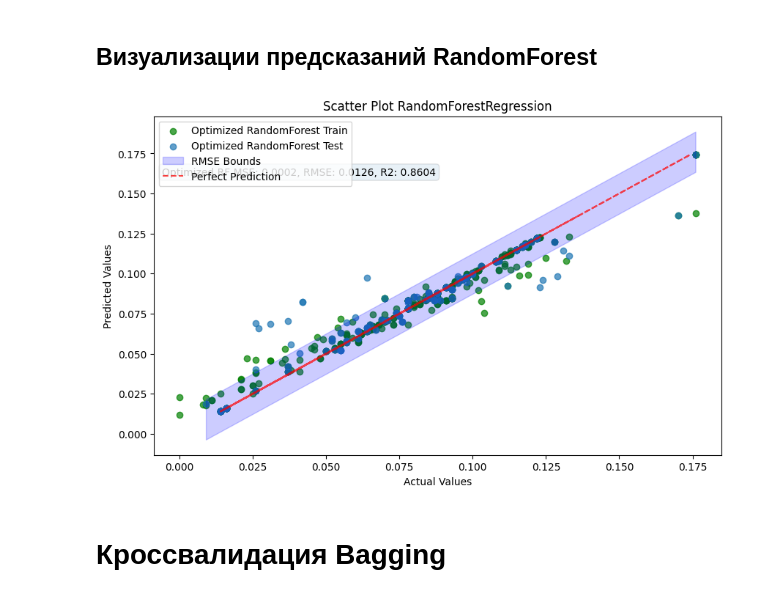
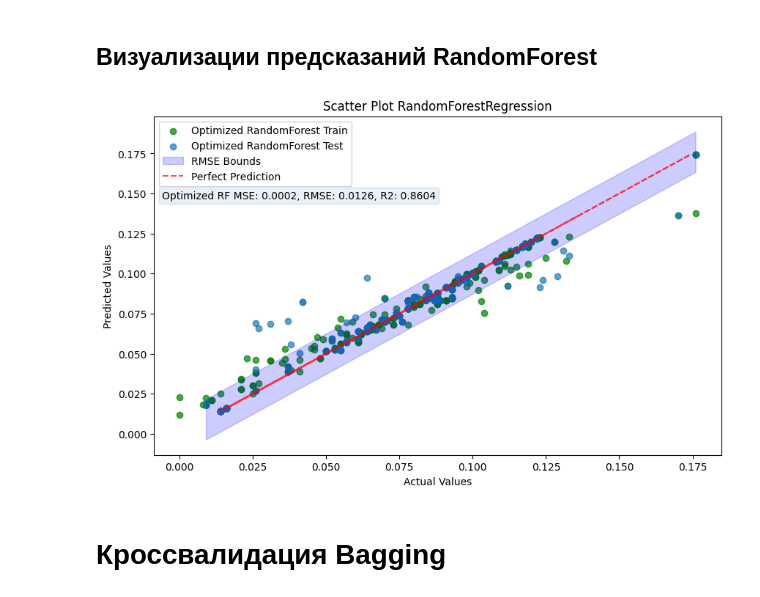
Before and after one commit to kwillon/Megy, a Jupyter notebook: Ensemble_models/Sat_ML.ipynb, the cells around one changed output. Cells and saved outputs as stored; diff of their text form; code cells hidden in the pictures.

```diff
--- a/Ensemble_models/Sat_ML.ipynb
+++ b/Ensemble_models/Sat_ML.ipynb
@@ -270,32 +270,32 @@ r2_optimized = r2_score(y_test, y_test_pred_optimized)
 # %%
 plt.figure(figsize=(10, 6))
 
 # Scatter plot for training data
 plt.scatter(y_train, y_pred_train_optimized, label='Optimized RandomForest Train', alpha=0.7, color='green')
 
 # Scatter plot for test data
 plt.scatter(y_test, y_test_pred_optimized, label='Optimized RandomForest Test', alpha=0.7)
 
 # Scatter plot for test data with RMSE bounds
 lower_bound_rf = np.sort(y_test - rmse_optimized)
 upper_bound_rf = np.sort(y_test + rmse_optimized)
 plt.fill_between(np.sort(y_test), lower_bound_rf, upper_bound_rf, color='blue', alpha=0.2, label='RMSE Bounds')
 
 # Ideal prediction line
 plt.plot(y_test_pred_optimized, y_test_pred_optimized, label='Perfect Prediction', linestyle='--', color='red', alpha=0.7)
 
 # Text with metrics in the upper-left corner of the plot
 text_optimized = f'Optimized RF MSE: {mse_optimized:.4f}, RMSE: {rmse_optimized:.4f}, R2: {r2_optimized:.4f}'
-plt.text(0.015, 0.85, text_optimized, transform=plt.gca().transAxes, fontsize=10, verticalalignment='top', bbox=dict(boxstyle='round', alpha=0.1))
+plt.text(0.015, 0.78, text_optimized, transform=plt.gca().transAxes, fontsize=10, verticalalignment='top', bbox=dict(boxstyle='round', alpha=0.1))
 
 # Display the plot
 plt.title('Scatter Plot RandomForestRegression')
 plt.xlabel('Actual Values')
 plt.ylabel('Predicted Values')
 plt.legend()
 plt.show()
 # %% [output]
-[figure, old version]
+[figure, new version]
 # %% [markdown]
 # Кроссвалидация Bagging
 # %%
```
Also changed, not shown: parts of 1 cell of this notebook.
